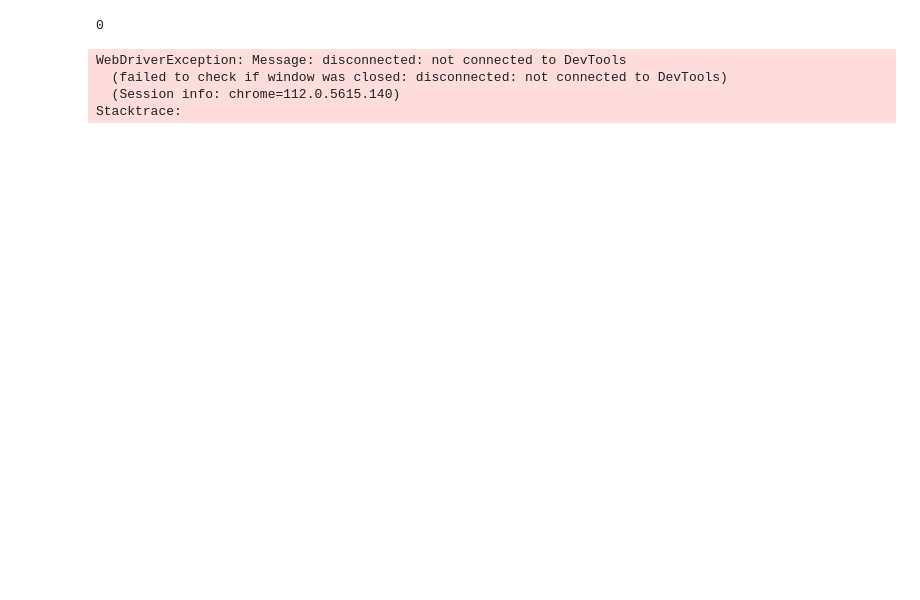
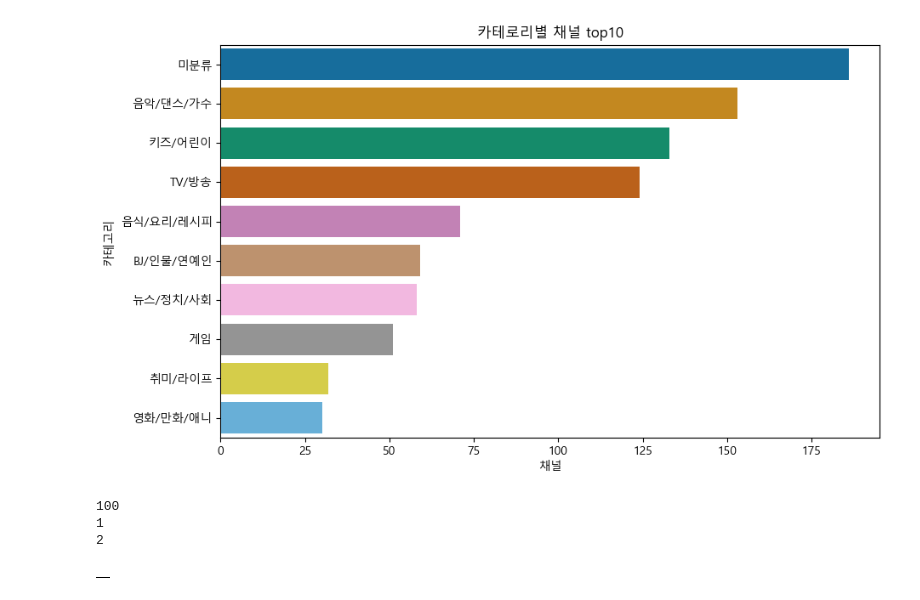
Before and after one commit to ssmpet/DataAnalysis_Lecture-2023.04, a Jupyter notebook: 99.과제/20230512평가/01.melon차트.ipynb, the cells around one changed output. Saved outputs shown, nothing was run; the diff lists cells and outputs as text; code cells hidden in the pictures; blank space fills up the shorter version.

```diff
--- a/99.과제/20230512평가/01.melon차트.ipynb
+++ b/99.과제/20230512평가/01.melon차트.ipynb
@@ -108,0 +113,3 @@ Mnet K-POP
+# %%
+df2 = pd.read_csv('static/data/youtubeRank.csv')
+df2.head()
@@ -108,0 +123,4 @@ Mnet K-POP
+# %%
+# 카테로리별 채널 수 top10
+df_top10 = df2.pivot_table('채널', '카테고리', aggfunc='count').sort_values('채널', ascending=False).head(10)
+df_top10
@@ -108,0 +143,7 @@ Mnet K-POP
+# %%
+plt.figure(figsize=(10, 8))
+sns.set_palette("muted")
+splot = sns.barplot(x='구독자수', y='채널', data=df_top20, )
+plt.title('구독자수 Top20 채널')
+splot.get_figure().savefig('static/data/top20.png', bbox_inches='tight', pad_inches=0.3)
+# plt.show()
@@ -109,32 +152,47 @@ Mnet K-POP
+# %%
+import seaborn as sns
+import matplotlib.pyplot as plt
+
+plt.rcParams['font.family'] = 'Malgun Gothic'
+plt.rcParams['axes.unicode_minus'] = False
+
+plt.figure(figsize=(10, 6))
+sns.set_palette("colorblind")
+splot = sns.barplot(x='채널', y=df_top10.index, data=df_top10)
+plt.title('카테로리별 채널 top10')
+splot.get_figure().savefig('static/data/top10.png', bbox_inches='tight', pad_inches=0.3)
+# plt.show()
+# plt.savefig('static/data/top10.png')
+# %% [output]
+[figure, added]
 # %%
-
 base_url = 'https://youtube-rank.com/board/bbs/board.php?bo_table=youtube&page='
-# driver = webdriver.Chrome('C:/Users/YONSAI/Downloads/chromedriver_win32/chromedriver.exe')
-
+driver = webdriver.Chrome('C:/Users/YONSAI/Downloads/chromedriver_win32/chromedriver.exe')
 
 lines = []
 for i in range(1, 2):
-    # driver.get(base_url + str(i))
-    # time.sleep(3)
-    result = requests.get(base_url + str(i), headers=header)
+    driver.get(base_url + str(i))
+    time.sleep(3)
 
+    trs = driver.find_elements(By.CLASS_NAME, 'aos-init')
+    print(len(trs))
 
-    soup = BeautifulSoup(result.text, 'html.parser')
-    trs = soup.select('.aos-init')
-    print(len(trs))
     for tr in trs[:10]:
-        rank = int(tr.select_one('.rank').get_text().strip())
-        category = tr.select_one('.category').get_text().strip()[1:-1]
-        channel = ''
-        # channel = tr.select('.subject > h1')
-        # channel = tr.select('.subject > h1').get_text().strip() ## 읽혀지지 않는다.
-        # print(type(channel[0].get_attribute_list()))
 
-        subscriber = convert_num(tr.select_one('.subscriber_cnt').get_text())
-        view = convert_num(tr.select_one('.view_cnt').get_text())
-        video = convert_num(tr.select_one('.video_cnt').get_text())
+        rank = tr.find_element(By.CLASS_NAME, 'rank').text.strip()
+        print(rank)
 
-        lines.append({'순위':rank, '카테고리':category, '채널': channel, '구독자수': subscriber, '조회수': view, '비디오': video})
+        # 실패
+        # category = tr.find_element(By.CSS_SELECTOR, '.category').text.strip()[1:-1]
+        # channel = tr.find_element(By.CSS_SELECTOR, 'td > h1 > a').text.strip()
+
+        # subscriber = convert_num(tr.find_element(By.CSS_SELECTOR, '.subscriber_cnt').text.strip())
+        # view = convert_num(tr.find_element(By.CSS_SELECTOR, '.view_cnt').text.strip())
+        # video = convert_num(tr.find_element(By.CSS_SELECTOR, '.video_cnt').text.strip())
+
+        # # print(rank, subscriber, view,  video)
+
+        # lines.append({'순위':rank, '카테고리':category, '채널': channel, '구독자수': subscriber, '조회수': view, '비디오': video})
 
 
 df = pd.DataFrame(lines)
@@ -143,8 +201,7 @@ driver.close()
 
 df.head()
 # %% [output]
-0
+100
+1
+2
-WebDriverException: Message: disconnected: not connected to DevTools
-  (failed to check if window was closed: disconnected: not connected to DevTools)
-  (Session info: chrome=112.0.5615.140)
-Stacktrace:
+|  |
```
Also changed, not shown: parts of 20 cells of this notebook, 10 other files.
